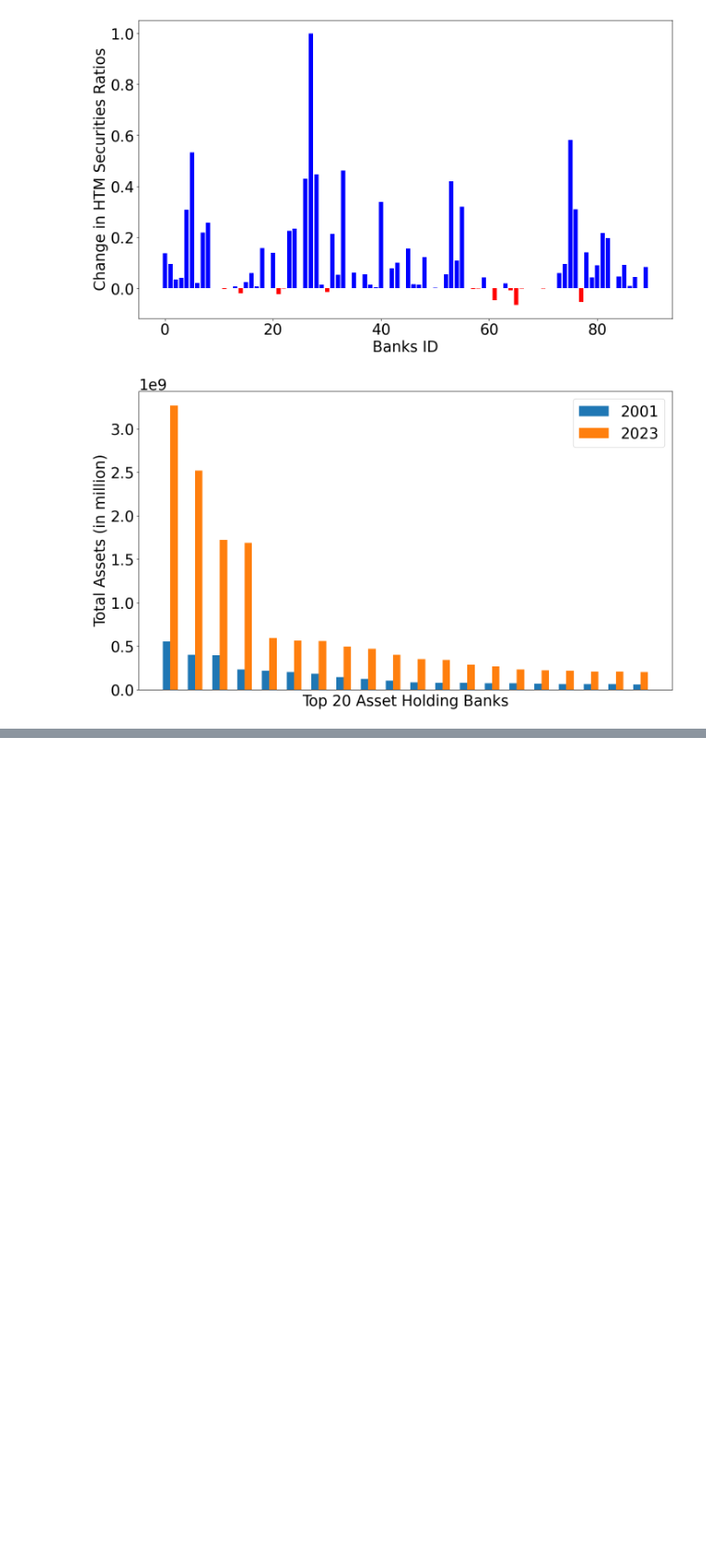
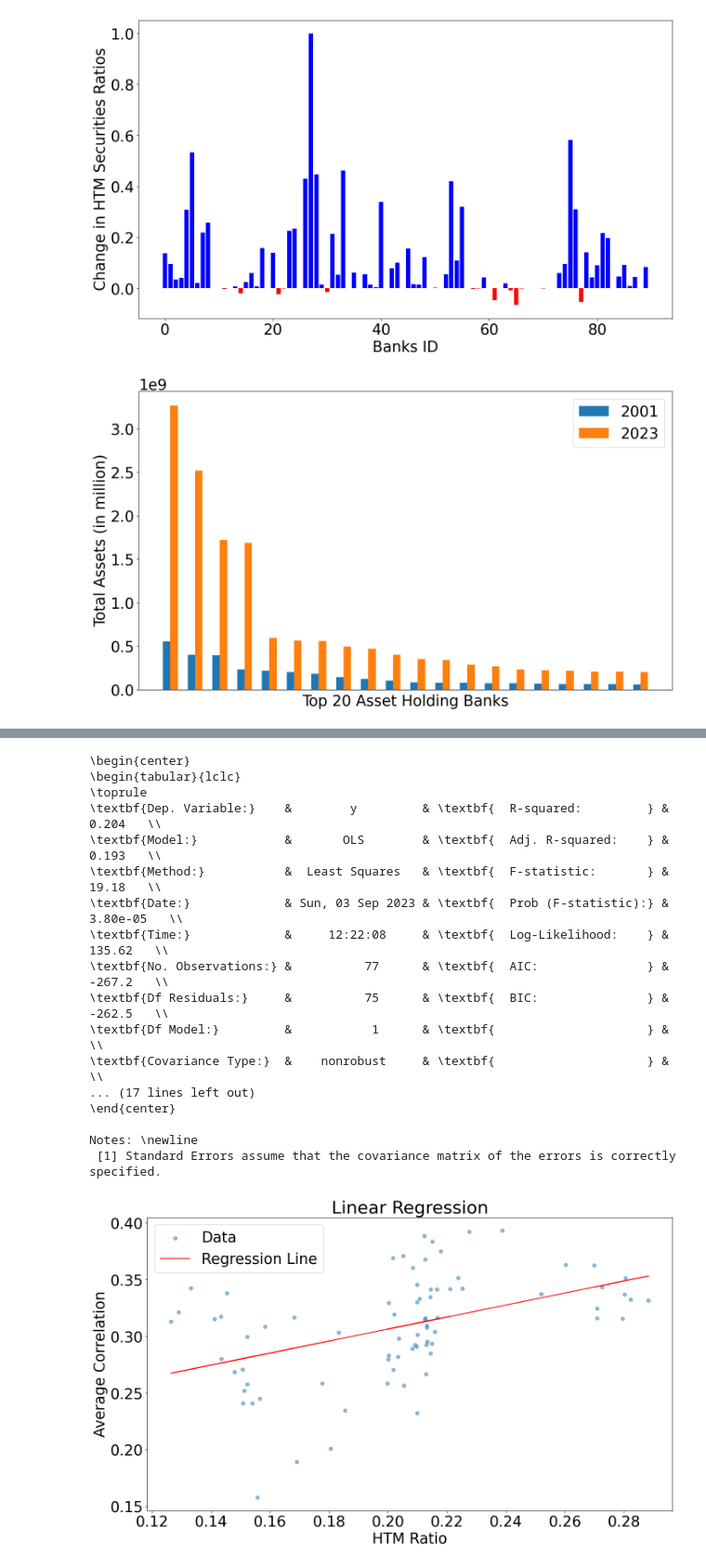
Before and after one commit to dongxulee/banksDataDiscovery, a Jupyter notebook: dataDiscovery.ipynb, the cells around one changed output, grey strips where cells are left out. Shown at 93% size. Cells and saved outputs as stored; diff of their text form; code cells hidden in the pictures; blank space fills up the shorter version.

```diff
--- a/dataDiscovery.ipynb
+++ b/dataDiscovery.ipynb
@@ -105,0 +274,47 @@ assetComparisonPlot(2001,2023)
+# %%
+import statsmodels.api as sm
+
+X = np.array(meanSecurities).reshape(-1, 1)
+y = np.array(average_correlations)
+# Add a constant term for intercept to the feature matrix
+X = sm.add_constant(X)
+
+# Create a model
+model = sm.OLS(y, X)
+
+# Fit the model
+results = model.fit()
+
+# Get the summary report
+print(results.summary().as_latex())
+
+# Create predictions
+y_pred = results.predict(X)
+
+# Create the plot
+plt.scatter(X[:, 1], y, label='Data', alpha=0.5)
+plt.plot(X[:, 1], y_pred, label=f'Regression Line', color='red')
+plt.xlabel('HTM Ratio')
+plt.ylabel('Average Correlation')
+plt.legend()
+plt.title('Linear Regression')
+plt.show()
+# %% [output]
+\begin{center}
+\begin{tabular}{lclc}
+\toprule
+\textbf{Dep. Variable:}    &        y         & \textbf{  R-squared:         } &     0.204   \\
+\textbf{Model:}            &       OLS        & \textbf{  Adj. R-squared:    } &     0.193   \\
+\textbf{Method:}           &  Least Squares   & \textbf{  F-statistic:       } &     19.18   \\
+\textbf{Date:}             & Sun, 03 Sep 2023 & \textbf{  Prob (F-statistic):} &  3.80e-05   \\
+\textbf{Time:}             &     12:22:08     & \textbf{  Log-Likelihood:    } &    135.62   \\
+\textbf{No. Observations:} &          77      & \textbf{  AIC:               } &    -267.2   \\
+\textbf{Df Residuals:}     &          75      & \textbf{  BIC:               } &    -262.5   \\
+\textbf{Df Model:}         &           1      & \textbf{                     } &             \\
+\textbf{Covariance Type:}  &    nonrobust     & \textbf{                     } &             \\
+... (17 lines left out)
+\end{center}
+
+Notes: \newline
+ [1] Standard Errors assume that the covariance matrix of the errors is correctly specified.
+[figure, added]
```
Also changed, not shown: parts of 9 cells of this notebook, 3 other files.
